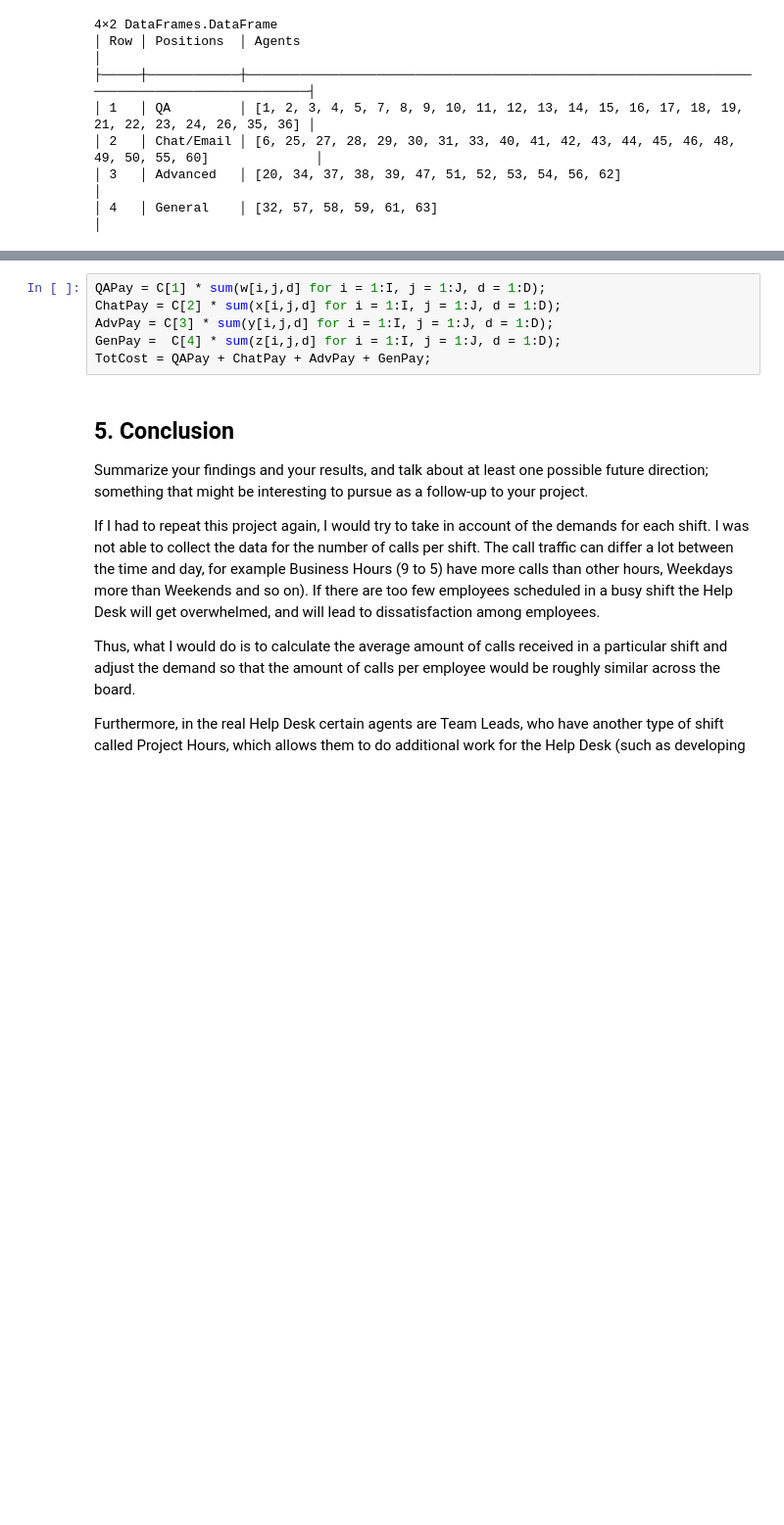
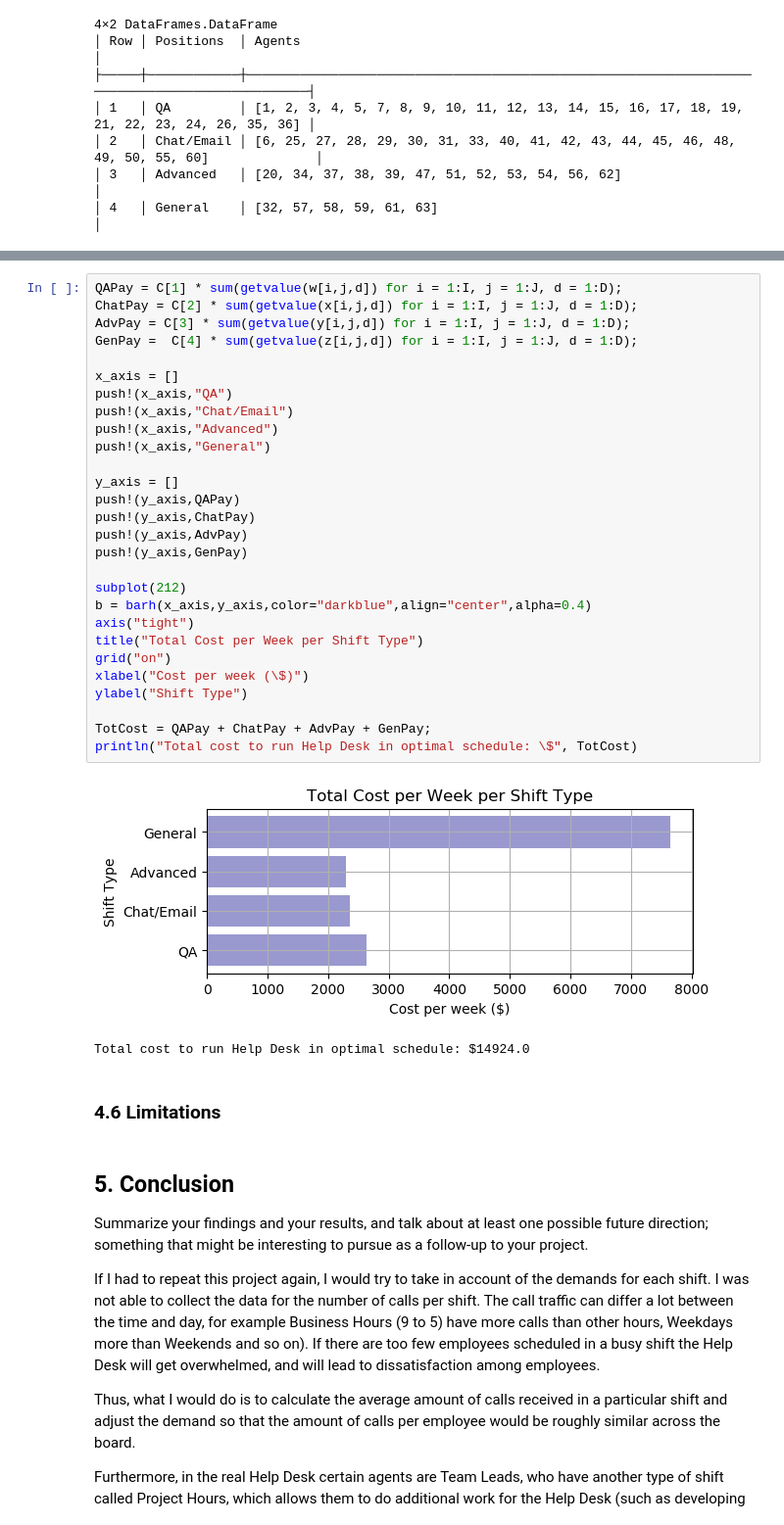
Before and after one commit to mmcook/CS-524-Optimization-Project, a Jupyter notebook: Call Center Schedule Optimization.ipynb, the cells around one changed output, grey strips where cells are left out. Shown at 98% size. Saved outputs shown, nothing was run; the diff lists cells and outputs as text; blank space fills up the shorter version.

```diff
--- a/Call Center Schedule Optimization.ipynb
+++ b/Call Center Schedule Optimization.ipynb
@@ -483,10 +509,37 @@ gcf() # Needed for IJulia to plot inline
 The total cost that will be paid to the employees
 # %%
-QAPay = C[1] * sum(w[i,j,d] for i = 1:I, j = 1:J, d = 1:D);
-ChatPay = C[2] * sum(x[i,j,d] for i = 1:I, j = 1:J, d = 1:D);
-AdvPay = C[3] * sum(y[i,j,d] for i = 1:I, j = 1:J, d = 1:D);
-GenPay =  C[4] * sum(z[i,j,d] for i = 1:I, j = 1:J, d = 1:D);
+QAPay = C[1] * sum(getvalue(w[i,j,d]) for i = 1:I, j = 1:J, d = 1:D);
+ChatPay = C[2] * sum(getvalue(x[i,j,d]) for i = 1:I, j = 1:J, d = 1:D);
+AdvPay = C[3] * sum(getvalue(y[i,j,d]) for i = 1:I, j = 1:J, d = 1:D);
+GenPay =  C[4] * sum(getvalue(z[i,j,d]) for i = 1:I, j = 1:J, d = 1:D);
+
+x_axis = []
+push!(x_axis,"QA")
+push!(x_axis,"Chat/Email")
+push!(x_axis,"Advanced")
+push!(x_axis,"General")
+
+y_axis = []
+push!(y_axis,QAPay)
+push!(y_axis,ChatPay)
+push!(y_axis,AdvPay)
+push!(y_axis,GenPay)
+
+subplot(212)
+b = barh(x_axis,y_axis,color="darkblue",align="center",alpha=0.4)
+axis("tight")
+title("Total Cost per Week per Shift Type")
+grid("on")
+xlabel("Cost per week (\$)")
+ylabel("Shift Type")
+
 TotCost = QAPay + ChatPay + AdvPay + GenPay;
+println("Total cost to run Help Desk in optimal schedule: \$", TotCost)
+# %% [output]
+[figure, added]
+Total cost to run Help Desk in optimal schedule: $14924.0
+# %% [markdown]
+### 4.6 Limitations ###
 # %% [markdown]
 ## 5. Conclusion ##
 
```
Also changed, not shown: parts of 17 cells of this notebook.
